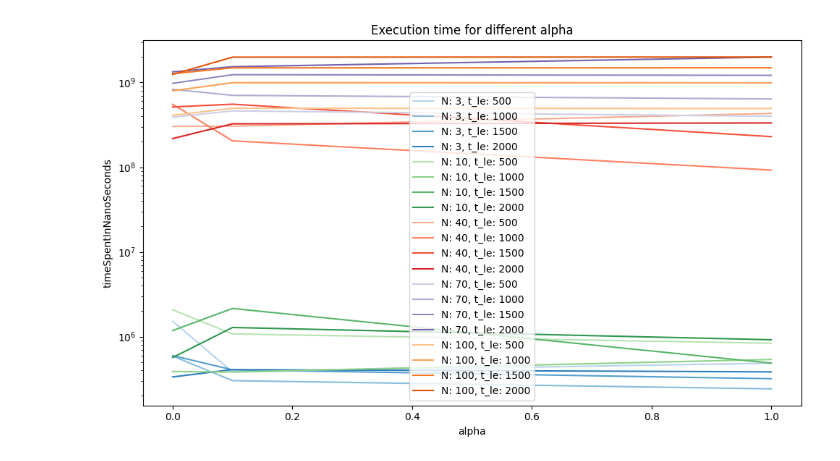
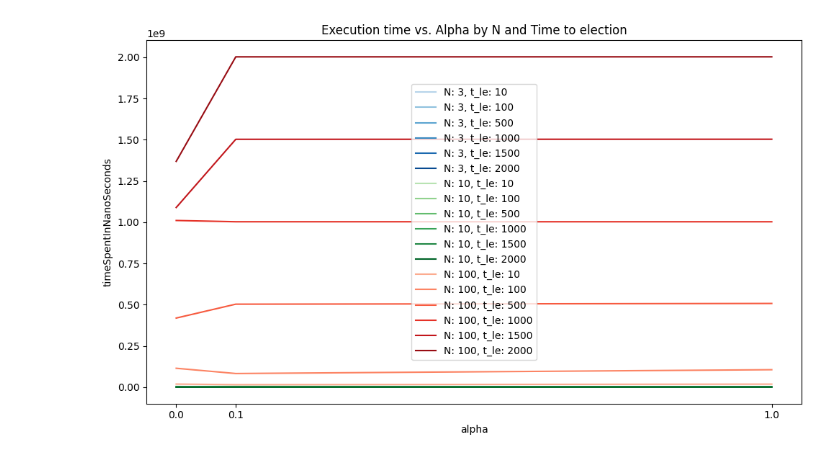
Before and after one commit to yurialvizi/SLR210-Project, a Jupyter notebook: analysis.ipynb, the cells around one changed output. Cells and saved outputs as stored; diff of their text form; code cells hidden in the pictures.

```diff
--- a/analysis.ipynb
+++ b/analysis.ipynb
@@ -77,33 +116,35 @@ df_mean.head()
 # %%
 plt.figure(figsize=(10, 6))
-colors_group1 = plt.cm.Blues(np.linspace(0.3, 0.7, 4))
-colors_group2 = plt.cm.Greens(np.linspace(0.3, 0.7, 4))
-colors_group3 = plt.cm.Reds(np.linspace(0.3, 0.7, 4))
-colors_group4 = plt.cm.Purples(np.linspace(0.3, 0.7, 4))
-colors_group5 = plt.cm.Oranges(np.linspace(0.3, 0.7, 4))
+colors_group1 = plt.cm.Blues(np.linspace(0.3, 0.9, 6) )
+colors_group2 = plt.cm.Greens(np.linspace(0.3, 0.9, 6))
+colors_group3 = plt.cm.Reds(np.linspace(0.3, 0.9, 6)   )
+# colors_group4 = plt.cm.Purples(np.linspace(0.3, 0.7, 6))
+# colors_group5 = plt.cm.Oranges(np.linspace(0.3, 0.7, 6))
 colors_group_dict = {
     3: colors_group1,
     10: colors_group2,
-    40: colors_group3,
-    70: colors_group4,
-    100: colors_group5,
+    100: colors_group3,
 }
 
-for N in df_mean['N'].unique():
+df_mean_alpha = df_mean[df_mean['N'].isin([3, 10, 100]) & df_mean['timeToElection'].isin([10, 100, 500, 1000, 1500, 2000])]
+
+for N in df_mean_alpha['N'].unique():
     i = 0
     color_group = colors_group_dict[N]
-    for timeToElection in df_mean['timeToElection'].unique():
-        df_temp = df_mean[(df_mean['N'] == N) & (df_mean['timeToElection'] == timeToElection)]
+    for timeToElection in df_mean_alpha['timeToElection'].unique():
+        df_temp = df_mean_alpha[(df_mean_alpha['N'] == N) & (df_mean_alpha['timeToElection'] == timeToElection)]
         plt.plot(df_temp['alpha'], df_temp['timeSpentInNanoSeconds'], label='N: ' + str(N) + ', t_le: ' + str(timeToElection), color=color_group[i])
         i += 1
 plt.xlabel('alpha')
 plt.ylabel('timeSpentInNanoSeconds')
-plt.title('Execution time for different alpha')
+plt.title('Execution time vs. Alpha by N and Time to election')
 plt.legend()
 plt.tight_layout()
+plt.xticks([0, 0.1, 1])
 
-plt.yscale('log')  # Change the y-axis to a logarithmic scale
+
+# plt.yscale('log')  # Change the y-axis to a logarithmic scale
 
 plt.show()
 # %% [output]
-[figure, old version]
+[figure, new version]
```
Also changed, not shown: parts of 12 cells of this notebook.
